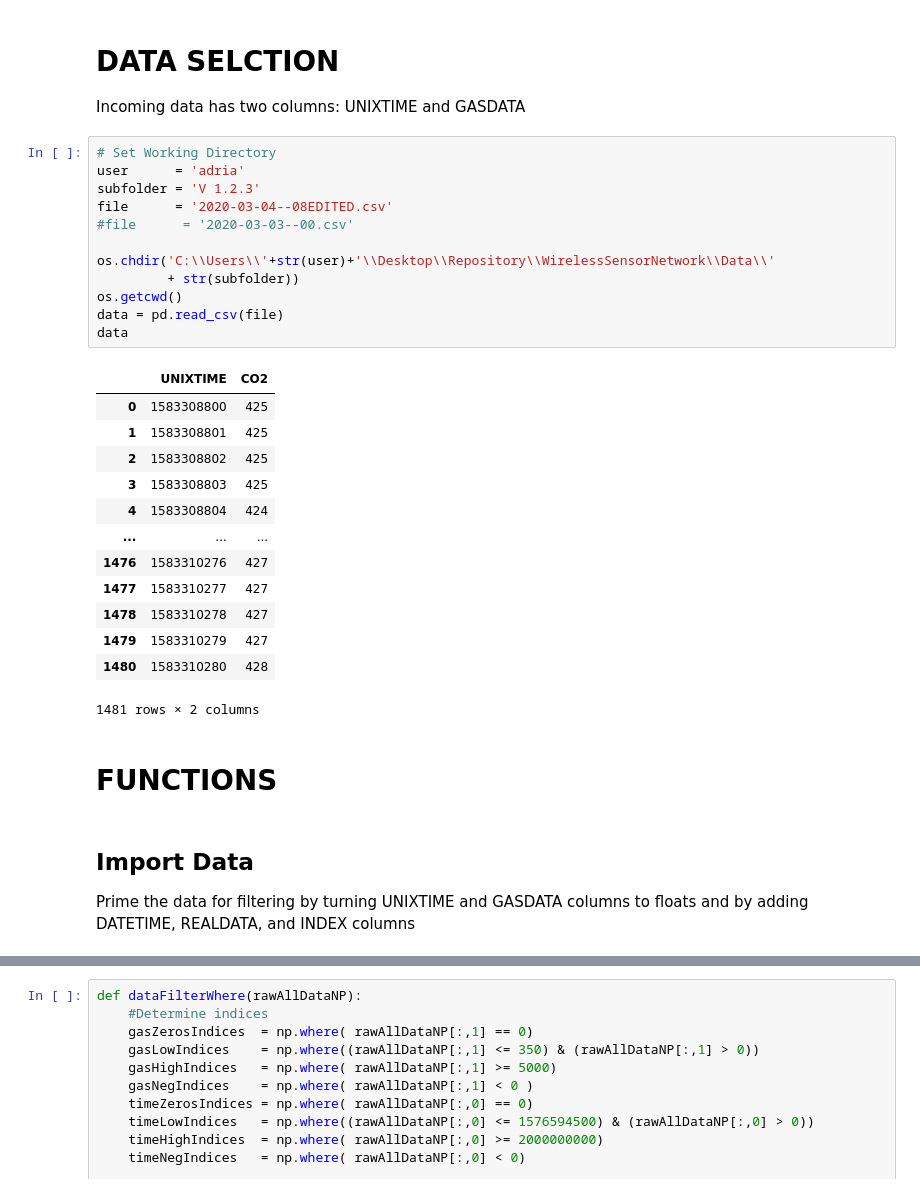
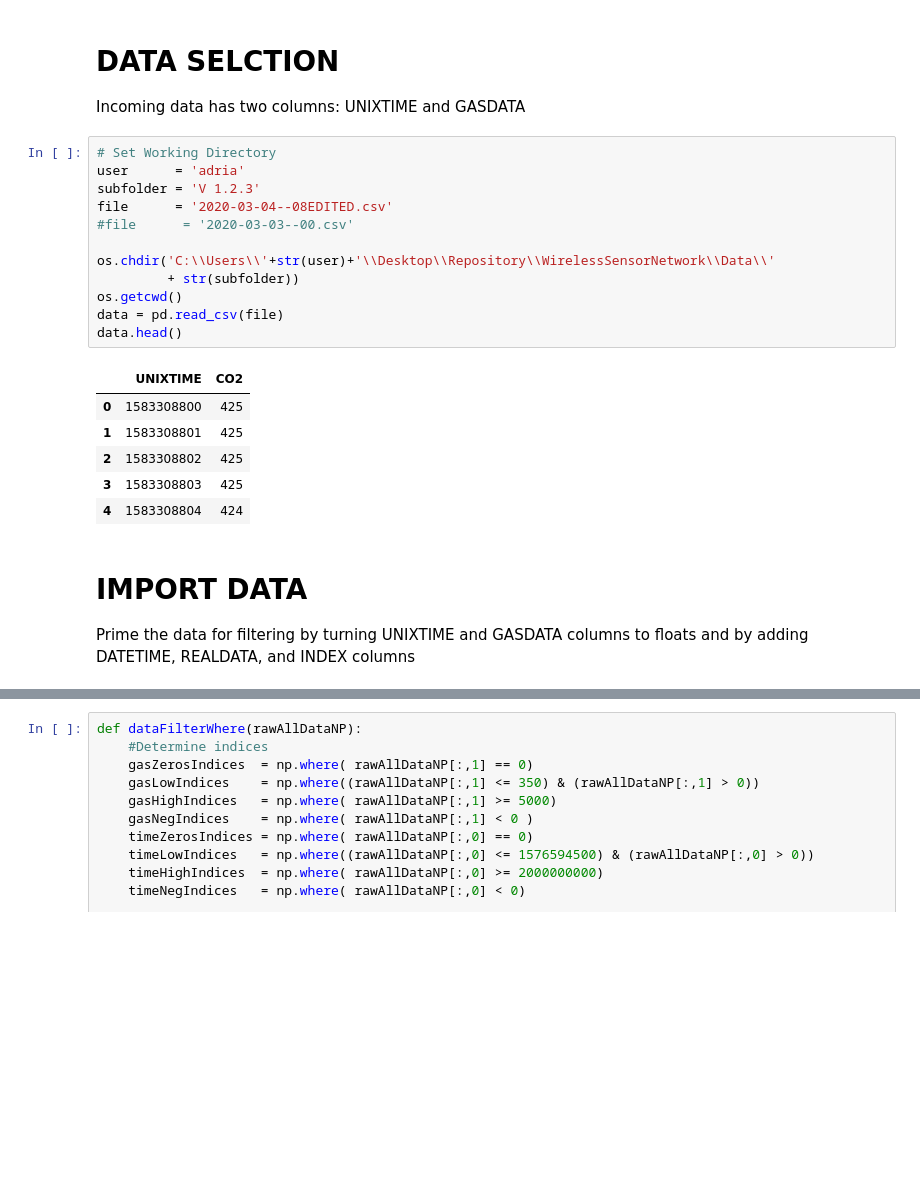
Before and after one commit to RiceAllDay22/WirelessSensorNetwork, a Jupyter notebook: Analysis/Analyzer V2.ipynb, the cells around one changed output, grey strips where cells are left out. Saved outputs shown, nothing was run; the diff lists cells and outputs as text; blank space fills up the shorter version.

```diff
--- a/Analysis/Analyzer V2.ipynb
+++ b/Analysis/Analyzer V2.ipynb
@@ -17,33 +17,24 @@ Incoming data has two columns: UNIXTIME and GASDATA
 # %%
 # Set Working Directory
 user      = 'adria'
 subfolder = 'V 1.2.3'
 file      = '2020-03-04--08EDITED.csv'
 #file      = '2020-03-03--00.csv'
 
 os.chdir('C:\\Users\\'+str(user)+'\\Desktop\\Repository\\WirelessSensorNetwork\\Data\\'
          + str(subfolder))
 os.getcwd()
 data = pd.read_csv(file)
-data
+data.head()
 # %% [output]
 |  | UNIXTIME | CO2 |
 | 0 | 1583308800 | 425 |
 | 1 | 1583308801 | 425 |
 | 2 | 1583308802 | 425 |
 | 3 | 1583308803 | 425 |
 | 4 | 1583308804 | 424 |
-| ... | ... | ... |
-| 1476 | 1583310276 | 427 |
-| 1477 | 1583310277 | 427 |
-| 1478 | 1583310278 | 427 |
-| 1479 | 1583310279 | 427 |
-| 1480 | 1583310280 | 428 |
-1481 rows × 2 columns
-# %% [markdown]
-# FUNCTIONS
 # %% [markdown]
-## Import Data
+# IMPORT DATA
 Prime the data for filtering by turning UNIXTIME and GASDATA columns to floats and by adding DATETIME, REALDATA, and INDEX columns
 # %%
 def importData(data):
```
Also changed, not shown: parts of 18 cells of this notebook, 4 other files.
